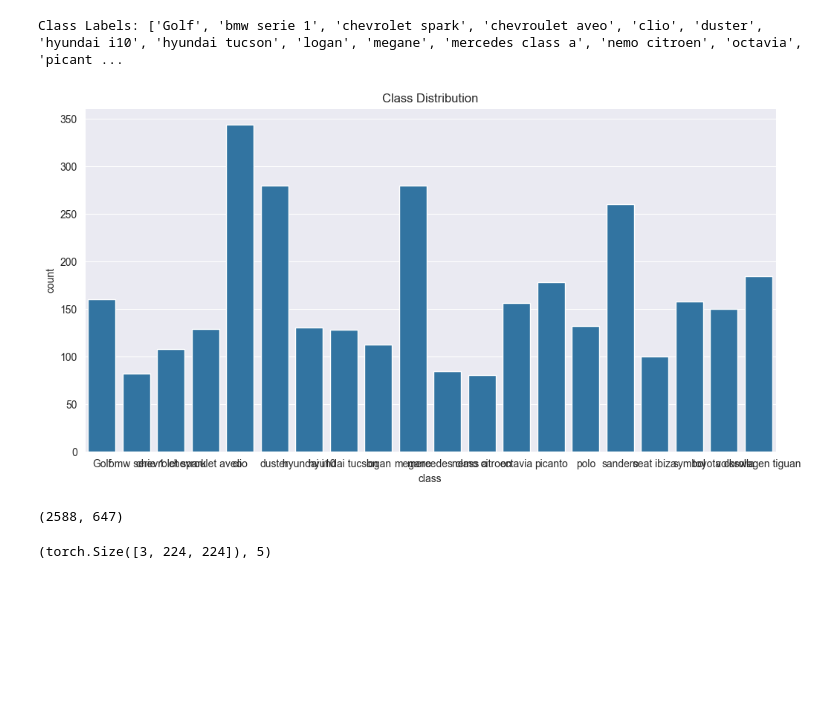
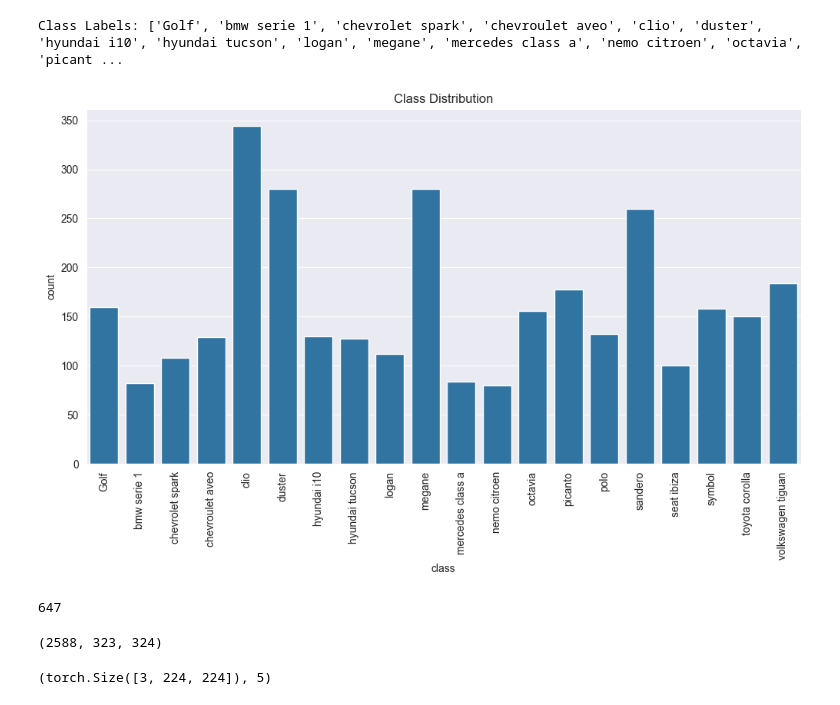
Before and after one commit to studjules/car_classification, a Jupyter notebook: car_classifier.ipynb, the cells around one changed output. Cells and saved outputs as stored; diff of their text form; code cells hidden in the pictures; blank space fills up the shorter version.

```diff
--- a/car_classifier.ipynb
+++ b/car_classifier.ipynb
@@ -49,29 +62,30 @@ print("Class Labels:", car_dataset.classes)
 Class Labels: ['Golf', 'bmw serie 1', 'chevrolet spark', 'chevroulet aveo', 'clio', 'duster', 'hyundai i10', 'hyundai tucson', 'logan', 'megane', 'mercedes class a', 'nemo citroen', 'octavia', 'picant ...
 # %%
 # check the distribution of the dataset classes
-import pandas as pd
-import seaborn as sns
-import matplotlib.pyplot as plt
+
 
 # Create a DataFrame with the class labels and the number of images in each class
 class_distribution = pd.DataFrame({
     "class": car_dataset.classes,
     "count": [0] * len(car_dataset.classes)
 })
 
 # Count the number of images in each class
 for _, label in car_dataset:
     class_distribution.loc[label, "count"] += 1
 
 # Plot the class distribution
 plt.figure(figsize=(12, 6))
 sns.barplot(data=class_distribution, x="class", y="count")
+plt.xticks(fontsize=10, rotation=90)
+plt.yticks(fontsize=10)
 plt.title("Class Distribution")
 plt.show()
 # %% [output]
-[figure, old version]
+[figure, new version]
 # %%
-# split the dataset into train and test keeping the class labels and the number of images in each class
-from sklearn.model_selection import train_test_split
-
-train_data, test_data = train_test_split(car_dataset, test_size=0.2, random_state=42, stratify=car_dataset.targets)
+# split the dataset into train and test and validation keeping the class labels and the number of images in each class
+train_data, test_val_data  = train_test_split(car_dataset, test_size=0.2, random_state=42, stratify=car_dataset.targets)
+print(len(test_val_data))
+# %% [output]
+647
@@ -78,7 +95,7 @@ train_data, test_data = train_test_split(car_dataset, test_size=0.2, random_stat
 # %%
-len(train_data), len(test_data)
+len(train_data), len(test_data), len(validation_data)
 # %% [output]
-(2588, 647)
+(2588, 323, 324)
 # %%
 image, label = train_data[0]
 image.shape, label
```
Also changed, not shown: parts of 22 cells of this notebook, 1 other file.
